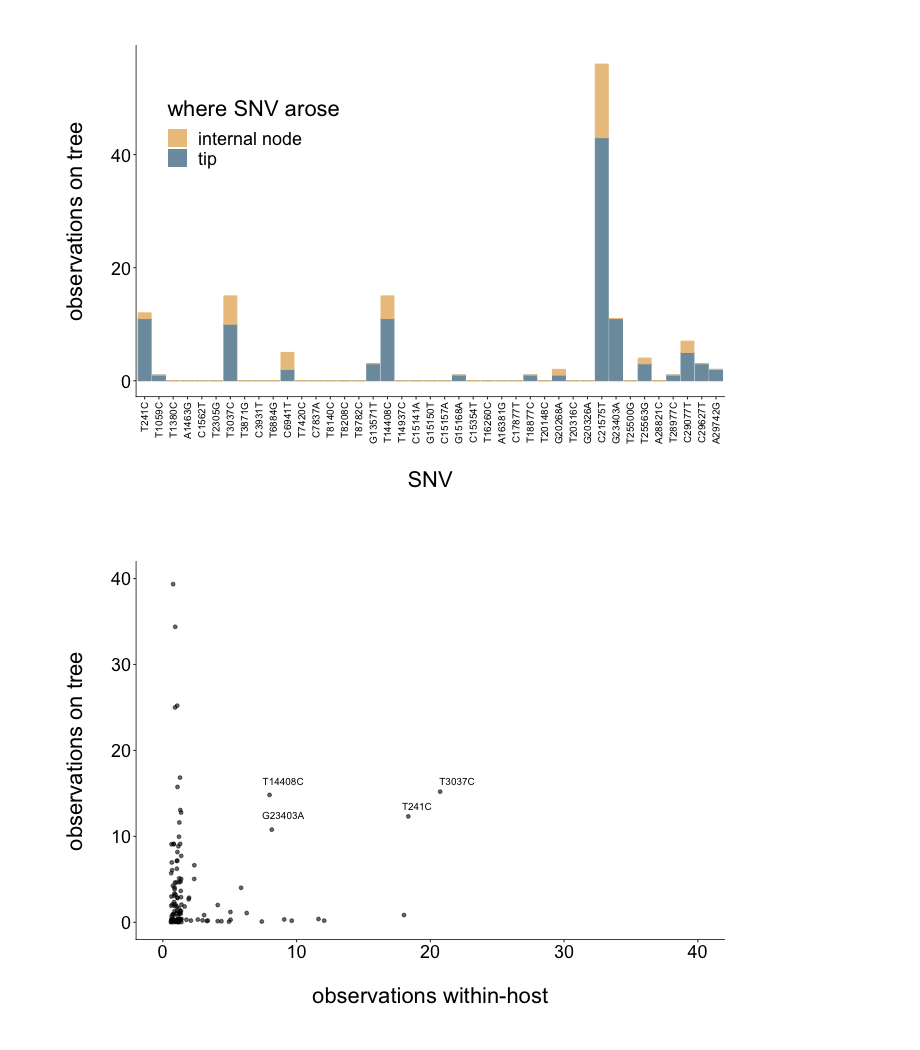
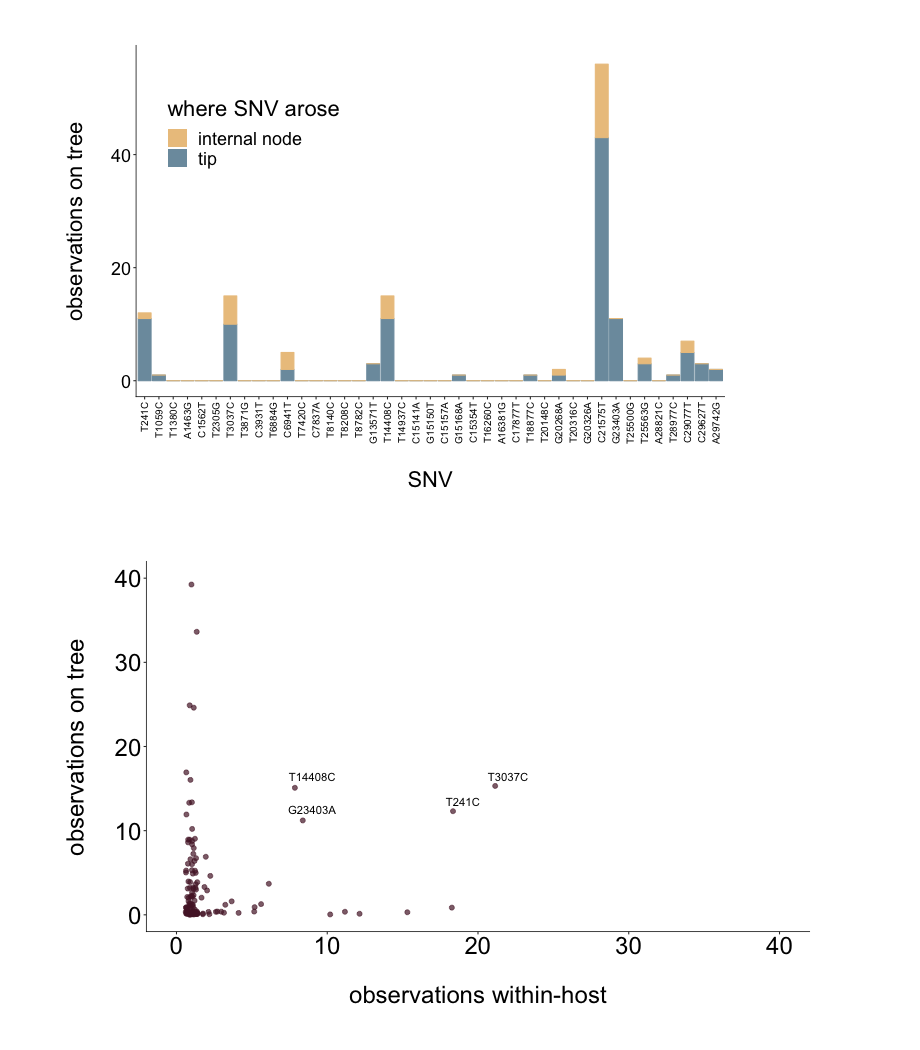
Before and after one commit to lmoncla/ncov-WI-within-host, a Jupyter notebook: scripts/query-within-host-snvs-in-tree.ipynb, the cells around one changed output. Drawn from its saved outputs; the diff is of its cells as text; code cells hidden in the pictures.

```diff
--- a/scripts/query-within-host-snvs-in-tree.ipynb
+++ b/scripts/query-within-host-snvs-in-tree.ipynb
@@ -238,7 +238,7 @@ def enumerate_all_tree_muts(tree):
 The current `json_translation` defined here will translate auspice v2 jsons attributes into the proper tree attributes. This will not work for auspice v1 jsons. All ncov jsons are in v2.
 # %%
 # most recent global ncov json
-json_url='http://data.nextstrain.org/ncov_global.json'
+json_url='http://data.nextstrain.org/ncov_global_2021-02-24.json'   # set this is tbe consistent
 tree_json=json.load(csio(requests.get(json_url).content))
 
 # or, instead we can use the wisconsin nextstrain build which incorporates global context. That might make more sense
@@ -664,39 +664,39 @@ p
 # %%
 %%R -w 800 -h 500 -u px -i variant_percent,current_date,within_vs_tree  # this sets the size of the plot...otherwise, it will go off the page
 
 require(ggplot2)
 library(ggplot2)
 library(RColorBrewer)
 
 output_filename = paste("SNVs-counts-on-global-tree-vs-wh-",variant_percent,"percent-",current_date,".pdf", sep="")
 
 p <- ggplot(data=within_vs_tree, aes(x=within_host_counts, y=total_tree_counts)) +
-    geom_jitter(alpha=0.6)+
+    geom_jitter(alpha=0.7, color="#551E32", size=2)+
     labs(x="\nobservations within-host",y="observations on tree\n")+
-    geom_text(aes(x=within_host_counts+1,y=total_tree_counts + 1.5,label=label), size=3.5)+
+    geom_text(aes(x=within_host_counts+1,y=total_tree_counts + 1.5,label=label), size=4)+
     scale_color_manual(values=c(arose_on_tip=tip_color,arose_on_internal_node=node_color), guide=FALSE)+
     scale_fill_manual(values=c(arose_on_tip=tip_color,arose_on_internal_node=node_color), labels=c("tip", "internal node"))+
     scale_y_continuous(breaks=seq(0,40,10), limits=c(0,40))+
     scale_x_continuous(breaks=seq(0,40,10), limits=c(0,40))+
     theme(panel.grid.major=element_line(colour=NA,size=NA))+
     theme(panel.grid.minor=element_line(colour=NA,size=NA))+
     theme(strip.background = element_rect(colour=NA, fill=NA))+
     theme(axis.line.x=element_line(colour="black"))+
     theme(axis.line.y=element_line(colour="black"))+
-    theme(axis.title=element_text(size=22, vjust=5))+
-    theme(axis.text.y=element_text(size=18, colour="black"))+
-    theme(axis.text.x=element_text(size=18, colour="black"))+
-    theme(legend.text=element_text(size=18))+
-    theme(legend.title=element_text(size=22))+
+    theme(axis.title=element_text(size=24, vjust=5))+
+    theme(axis.text.y=element_text(size=24, colour="black"))+
+    theme(axis.text.x=element_text(size=24, colour="black"))+
+    theme(legend.text=element_text(size=24))+
+    theme(legend.title=element_text(size=24))+
     theme(panel.margin=unit(1, "lines"))+
-    theme(plot.margin=unit(c(1,4,1,1),"cm"))+
+    theme(plot.margin=unit(c(1,1,1,1),"cm"))+
     theme(legend.key.size=unit(0.7, "cm"))+
     theme(panel.background=element_rect(fill=NA))+
     theme(legend.key=element_rect(fill=NA))+
     theme(legend.position = c(1.0, 0.75))+
     guides(fill=guide_legend(title="where SNV arose"))
 
 ggsave(output_filename, width = 7, height = 5, device = "pdf", path = "../figures/individual-pdfs/", dpi = 300)
 p
 # %% [output]
-[figure, old version]
+[figure, new version]
```
Also changed, not shown: parts of 10 cells of this notebook.
